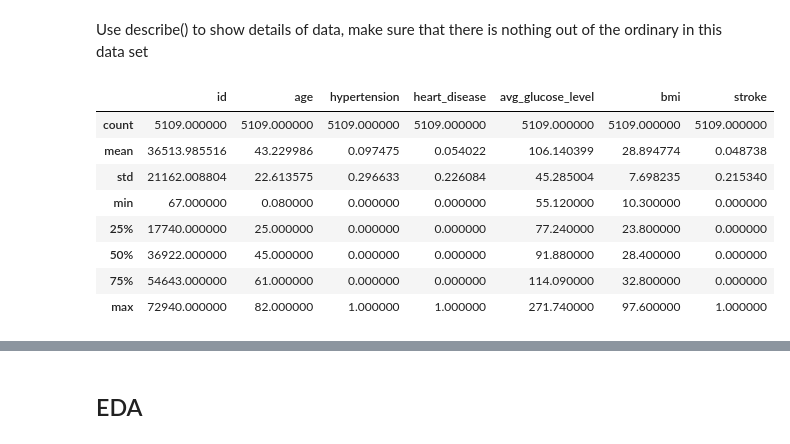
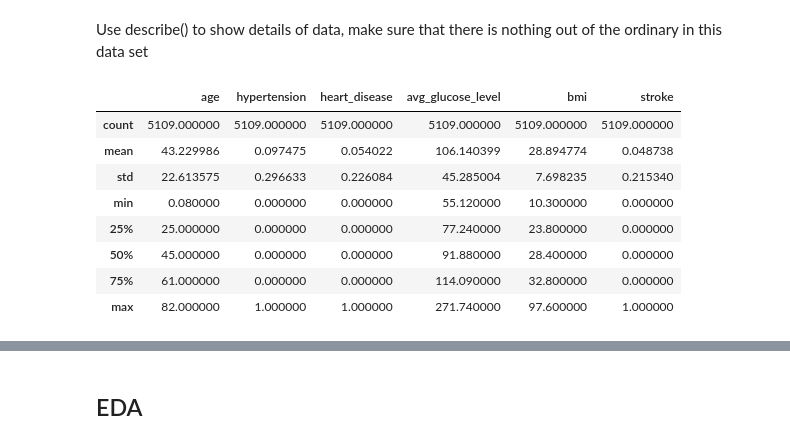
Before and after one commit to Vu-Viet-Phong/Introduction-to-Data-Mining, a Jupyter notebook: data-analysis.ipynb, the cells around one changed output, grey strips where cells are left out. Cells and saved outputs as stored; diff of their text form; code cells hidden in the pictures.

Commit message:
exploratory data analysis

```diff
--- a/preprocessing.ipynb
+++ b/data-analysis.ipynb
@@ -8,6 +9,6 @@ import seaborn as sns
 # %%
-stroke = pd.read_csv('data/healthcare-dataset-stroke-data .csv', encoding='unicode_escape')
-stroke.head()
+stroke_data = pd.read_csv('data/healthcare-dataset-stroke-data.csv', encoding='unicode_escape')
+stroke_data.head()
 # %% [output]
 |  | id | gender | age | hypertension | heart_disease | ever_married | work_type | Residence_type | ... |
 | 0 | 9046 | Male | 67.0 | 0 | 1 | Yes | Private | Urban | ... |
@@ -42 +68,4 @@ memory usage: 479.2+ KB
+# %%
+# The id column is not relevant
+stroke_data.drop(columns=['id'],inplace=True)
 # %%
@@ -61,5 +89,5 @@ stroke                 0
 dtype: int64
 # %%
 # Filled missing bmi with average
-stroke.fillna({"bmi":stroke['bmi'].mean().round(1)}, inplace=True)
+stroke_data.fillna({"bmi":stroke_data['bmi'].mean().round(1)}, inplace=True)
 # %%
@@ -91,8 +118,8 @@ print(stroke[stroke['gender']=='Other'].index.values)
 # %% [output]
 [3116]
 # %%
-stroke = stroke.drop(3116)
-stroke['gender'].value_counts()
+stroke_data = stroke_data.drop(3116)
+stroke_data['gender'].value_counts()
 # %% [output]
 Female    2994
 Male      2115
@@ -100,14 +127,14 @@ Name: gender, dtype: int64
 # %% [markdown]
 Use describe() to show details of data, make sure that there is nothing out of the ordinary in this data set
 # %%
-stroke.describe()
+stroke_data.describe()
 # %% [output]
-|  | id | age | hypertension | heart_disease | avg_glucose_level | bmi | stroke |
-| count | 5109.000000 | 5109.000000 | 5109.000000 | 5109.000000 | 5109.000000 | 5109.000000 | 5109.000000 |
-| mean | 36513.985516 | 43.229986 | 0.097475 | 0.054022 | 106.140399 | 28.894774 | 0.048738 |
-| std | 21162.008804 | 22.613575 | 0.296633 | 0.226084 | 45.285004 | 7.698235 | 0.215340 |
-| min | 67.000000 | 0.080000 | 0.000000 | 0.000000 | 55.120000 | 10.300000 | 0.000000 |
-| 25% | 17740.000000 | 25.000000 | 0.000000 | 0.000000 | 77.240000 | 23.800000 | 0.000000 |
-| 50% | 36922.000000 | 45.000000 | 0.000000 | 0.000000 | 91.880000 | 28.400000 | 0.000000 |
-| 75% | 54643.000000 | 61.000000 | 0.000000 | 0.000000 | 114.090000 | 32.800000 | 0.000000 |
-| max | 72940.000000 | 82.000000 | 1.000000 | 1.000000 | 271.740000 | 97.600000 | 1.000000 |
+|  | age | hypertension | heart_disease | avg_glucose_level | bmi | stroke |
+| count | 5109.000000 | 5109.000000 | 5109.000000 | 5109.000000 | 5109.000000 | 5109.000000 |
+| mean | 43.229986 | 0.097475 | 0.054022 | 106.140399 | 28.894774 | 0.048738 |
+| std | 22.613575 | 0.296633 | 0.226084 | 45.285004 | 7.698235 | 0.215340 |
+| min | 0.080000 | 0.000000 | 0.000000 | 55.120000 | 10.300000 | 0.000000 |
+| 25% | 25.000000 | 0.000000 | 0.000000 | 77.240000 | 23.800000 | 0.000000 |
+| 50% | 45.000000 | 0.000000 | 0.000000 | 91.880000 | 28.400000 | 0.000000 |
+| 75% | 61.000000 | 0.000000 | 0.000000 | 114.090000 | 32.800000 | 0.000000 |
+| max | 82.000000 | 1.000000 | 1.000000 | 271.740000 | 97.600000 | 1.000000 |
```
Also changed, not shown: parts of 18 cells of this notebook.
